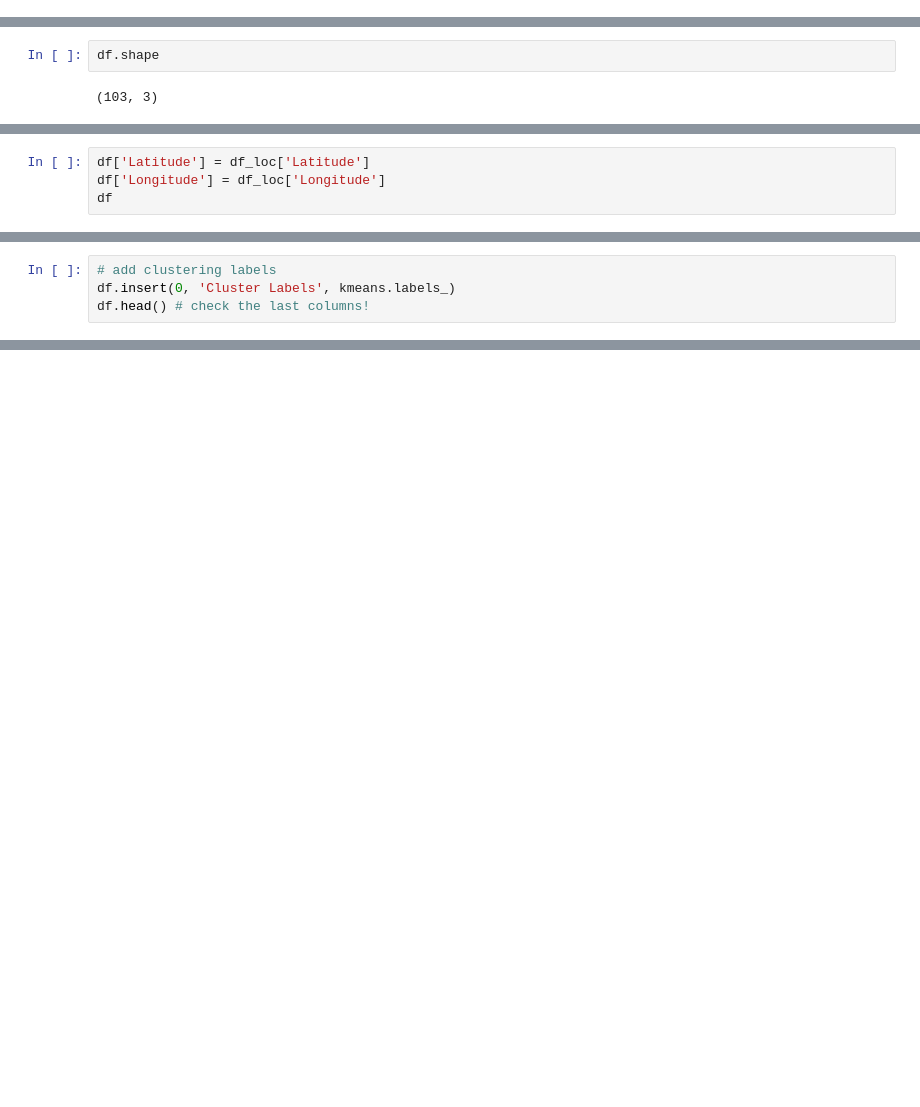
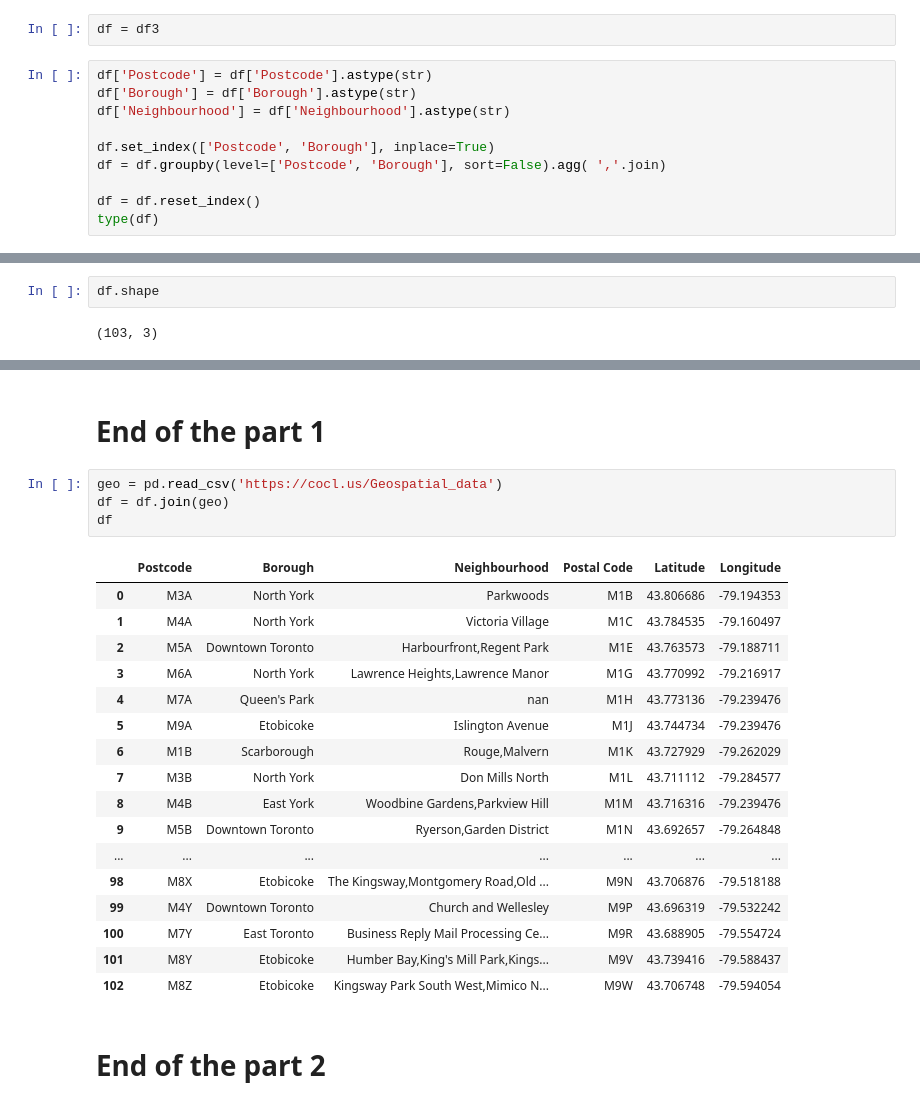
Before and after one commit to sushantifs/IBM-Data-Science-Week-3-, a Jupyter notebook: Capstone_week3.ipynb, the cells around one changed output, grey strips where cells are left out. Cells and saved outputs as stored; diff of their text form; blank space fills up the shorter version.

```diff
--- a/Capstone_week3.ipynb
+++ b/Capstone_week3.ipynb
@@ -41,0 +148,12 @@ See the caveats in the documentation: http://pandas.pydata.org/pandas-docs/stabl
+# %%
+df = df3
+# %%
+df['Postcode'] = df['Postcode'].astype(str)
+df['Borough'] = df['Borough'].astype(str)
+df['Neighbourhood'] = df['Neighbourhood'].astype(str)
+
+df.set_index(['Postcode', 'Borough'], inplace=True)
+df = df.groupby(level=['Postcode', 'Borough'], sort=False).agg( ','.join)
+
+df = df.reset_index()
+type(df)
@@ -48,4 +165,0 @@ df_loc = pd.read_csv('http://cocl.us/Geospatial_data')
-# %%
-df['Latitude'] = df_loc['Latitude']
-df['Longitude'] = df_loc['Longitude']
-df
@@ -94,4 +165,0 @@ import folium # map rendering library
-# %%
-# add clustering labels
-df.insert(0, 'Cluster Labels', kmeans.labels_)
-df.head() # check the last columns!
@@ -134,0 +166,26 @@ map_clusters
+# %% [markdown]
+# End of the part 1
+# %%
+geo = pd.read_csv('https://cocl.us/Geospatial_data')
+df = df.join(geo)
+df
+# %% [output]
+|  | Postcode | Borough | Neighbourhood | Postal Code | Latitude | Longitude |
+| 0 | M3A | North York | Parkwoods | M1B | 43.806686 | -79.194353 |
+| 1 | M4A | North York | Victoria Village | M1C | 43.784535 | -79.160497 |
+| 2 | M5A | Downtown Toronto | Harbourfront,Regent Park | M1E | 43.763573 | -79.188711 |
+| 3 | M6A | North York | Lawrence Heights,Lawrence Manor | M1G | 43.770992 | -79.216917 |
+| 4 | M7A | Queen's Park | nan | M1H | 43.773136 | -79.239476 |
+| 5 | M9A | Etobicoke | Islington Avenue | M1J | 43.744734 | -79.239476 |
+| 6 | M1B | Scarborough | Rouge,Malvern | M1K | 43.727929 | -79.262029 |
+| 7 | M3B | North York | Don Mills North | M1L | 43.711112 | -79.284577 |
+| 8 | M4B | East York | Woodbine Gardens,Parkview Hill | M1M | 43.716316 | -79.239476 |
+| 9 | M5B | Downtown Toronto | Ryerson,Garden District | M1N | 43.692657 | -79.264848 |
+| ... | ... | ... | ... | ... | ... | ... |
+| 98 | M8X | Etobicoke | The Kingsway,Montgomery Road,Old ... | M9N | 43.706876 | -79.518188 |
+| 99 | M4Y | Downtown Toronto | Church and Wellesley | M9P | 43.696319 | -79.532242 |
+| 100 | M7Y | East Toronto | Business Reply Mail Processing Ce... | M9R | 43.688905 | -79.554724 |
+| 101 | M8Y | Etobicoke | Humber Bay,King's Mill Park,Kings... | M9V | 43.739416 | -79.588437 |
+| 102 | M8Z | Etobicoke | Kingsway Park South West,Mimico N... | M9W | 43.706748 | -79.594054 |
+# %% [markdown]
+# End of the part 2
```
Also changed, not shown: parts of 55 cells of this notebook.
